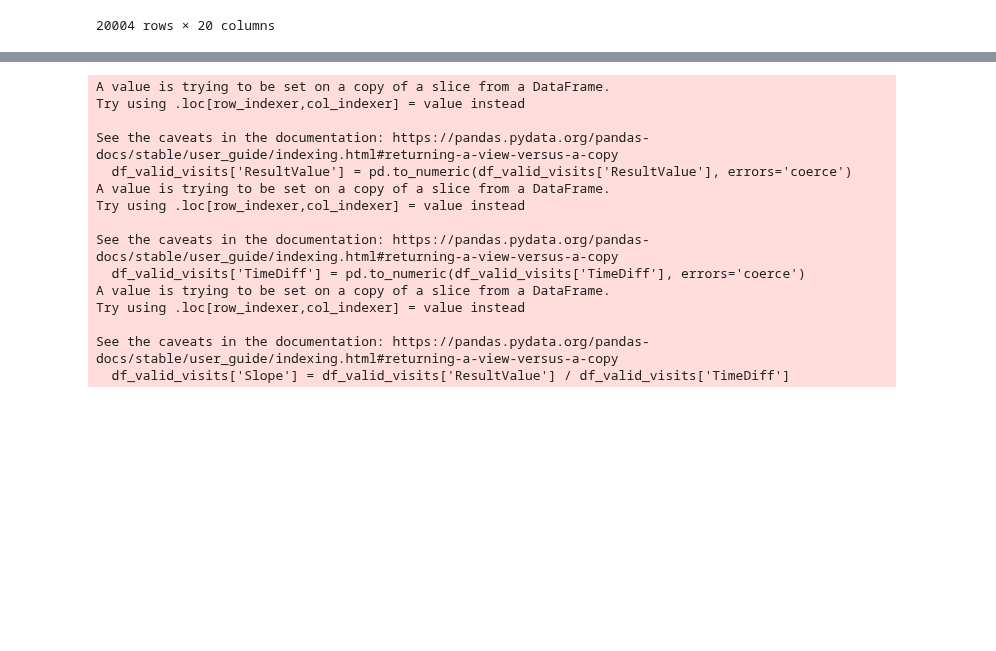
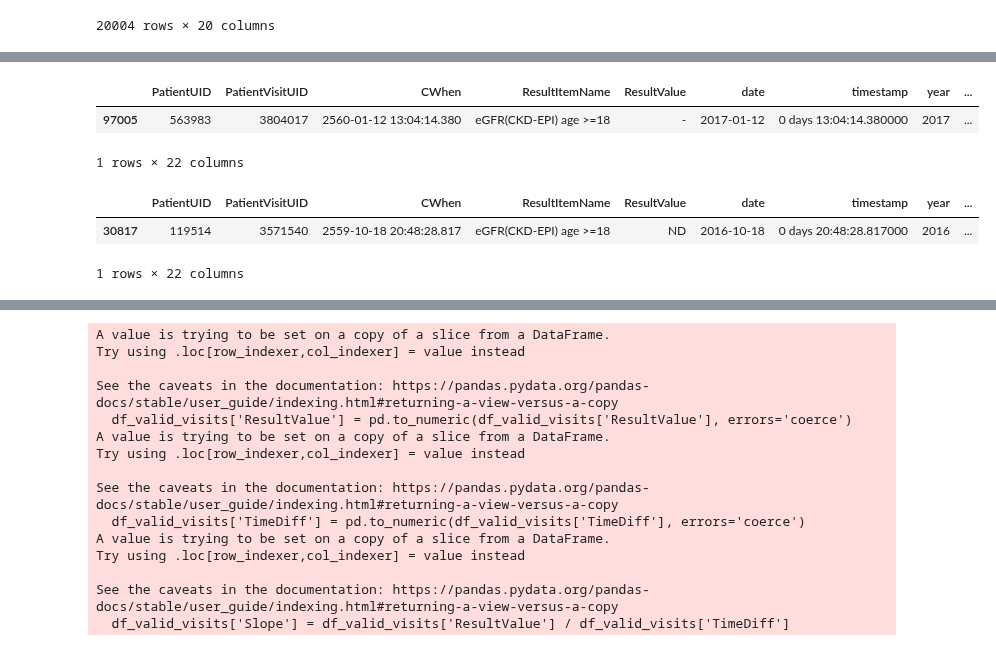
Before and after one commit to nxxk23/PROJECT, a Jupyter notebook: LabSlope.ipynb, the cells around one changed output, grey strips where cells are left out. Drawn from its saved outputs; the diff is of its cells as text; code cells hidden in the pictures; blank space fills up the shorter version.

```diff
--- a/LabSlope.ipynb
+++ b/LabSlope.ipynb
@@ -206,0 +306,14 @@ See the caveats in the documentation: https://pandas.pydata.org/pandas-docs/stab
+# %%
+a = df_valid_visits.reset_index()
+# %%
+a[(a['PatientUID'] == 563983) & (a['PatientVisitUID'] == 3804017)]
+# %% [output]
+|  | PatientUID | PatientVisitUID | CWhen | ResultItemName | ResultValue | date | timestamp | year | ... |
+| 97005 | 563983 | 3804017 | 2560-01-12 13:04:14.380 | eGFR(CKD-EPI) age >=18 | - | 2017-01-12 | 0 days 13:04:14.380000 | 2017 | ... |
+1 rows × 22 columns
+# %%
+a[(a['PatientUID'] == 119514) & (a['PatientVisitUID'] == 3571540)]
+# %% [output]
+|  | PatientUID | PatientVisitUID | CWhen | ResultItemName | ResultValue | date | timestamp | year | ... |
+| 30817 | 119514 | 3571540 | 2559-10-18 20:48:28.817 | eGFR(CKD-EPI) age >=18 | ND | 2016-10-18 | 0 days 20:48:28.817000 | 2016 | ... |
+1 rows × 22 columns
```
Also changed, not shown: parts of 18 cells of this notebook.
